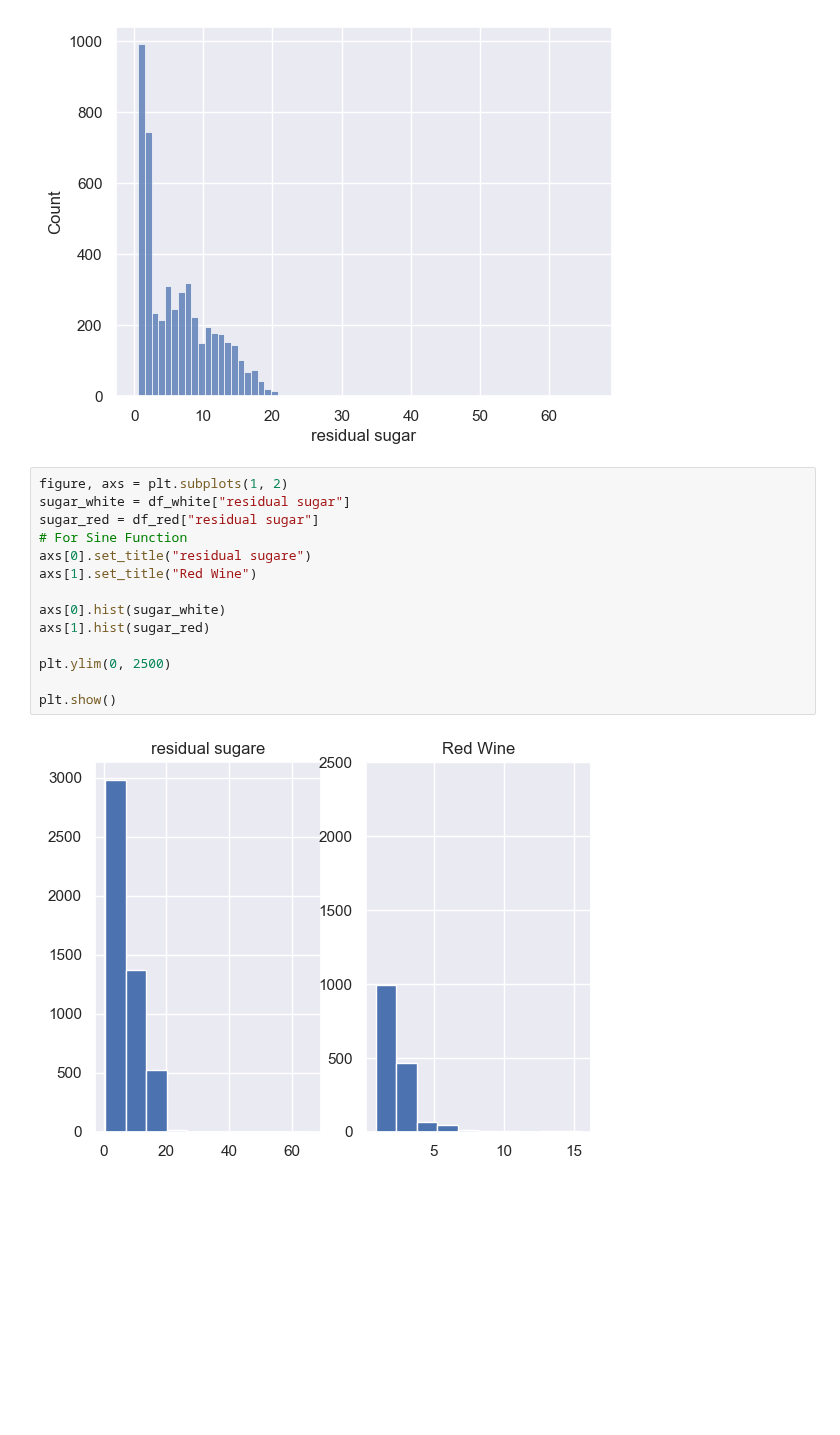
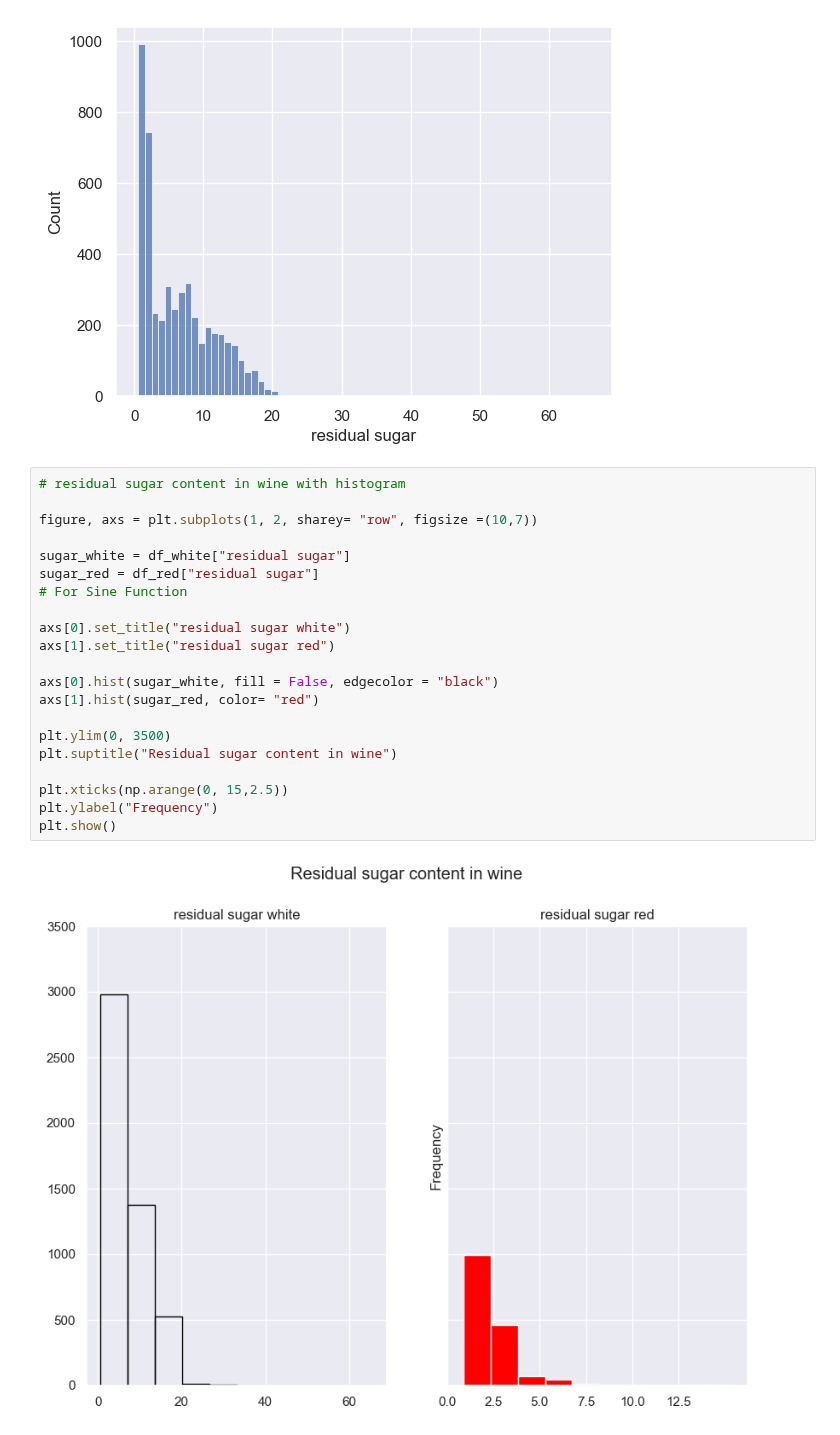
Before and after one commit to satomi26/Project-2, a Jupyter notebook: wine_2.ipynb, the cells around one changed output. Cells and saved outputs as stored; diff of their text form; blank space fills up the shorter version.

```diff
--- a/wine_2.ipynb
+++ b/wine_2.ipynb
@@ -116,18 +116,25 @@ sns.histplot(df_white["residual sugar"] )
 <AxesSubplot:xlabel='residual sugar', ylabel='Count'>
 [figure]
 # %%
-figure, axs = plt.subplots(1, 2)
+# residual sugar content in wine with histogram
+
+figure, axs = plt.subplots(1, 2, sharey= "row", figsize =(10,7))
+
 sugar_white = df_white["residual sugar"]
 sugar_red = df_red["residual sugar"]
 # For Sine Function
-axs[0].set_title("residual sugare")
-axs[1].set_title("Red Wine")
 
-axs[0].hist(sugar_white)
-axs[1].hist(sugar_red)
+axs[0].set_title("residual sugar white")
+axs[1].set_title("residual sugar red")
 
-plt.ylim(0, 2500)
+axs[0].hist(sugar_white, fill = False, edgecolor = "black")
+axs[1].hist(sugar_red, color= "red")
 
+plt.ylim(0, 3500)
+plt.suptitle("Residual sugar content in wine")
+
+plt.xticks(np.arange(0, 15,2.5))
+plt.ylabel("Frequency")
 plt.show()
 # %% [output]
-[figure, old version]
+[figure, new version]
```
Also changed, not shown: parts of 8 cells of this notebook.
